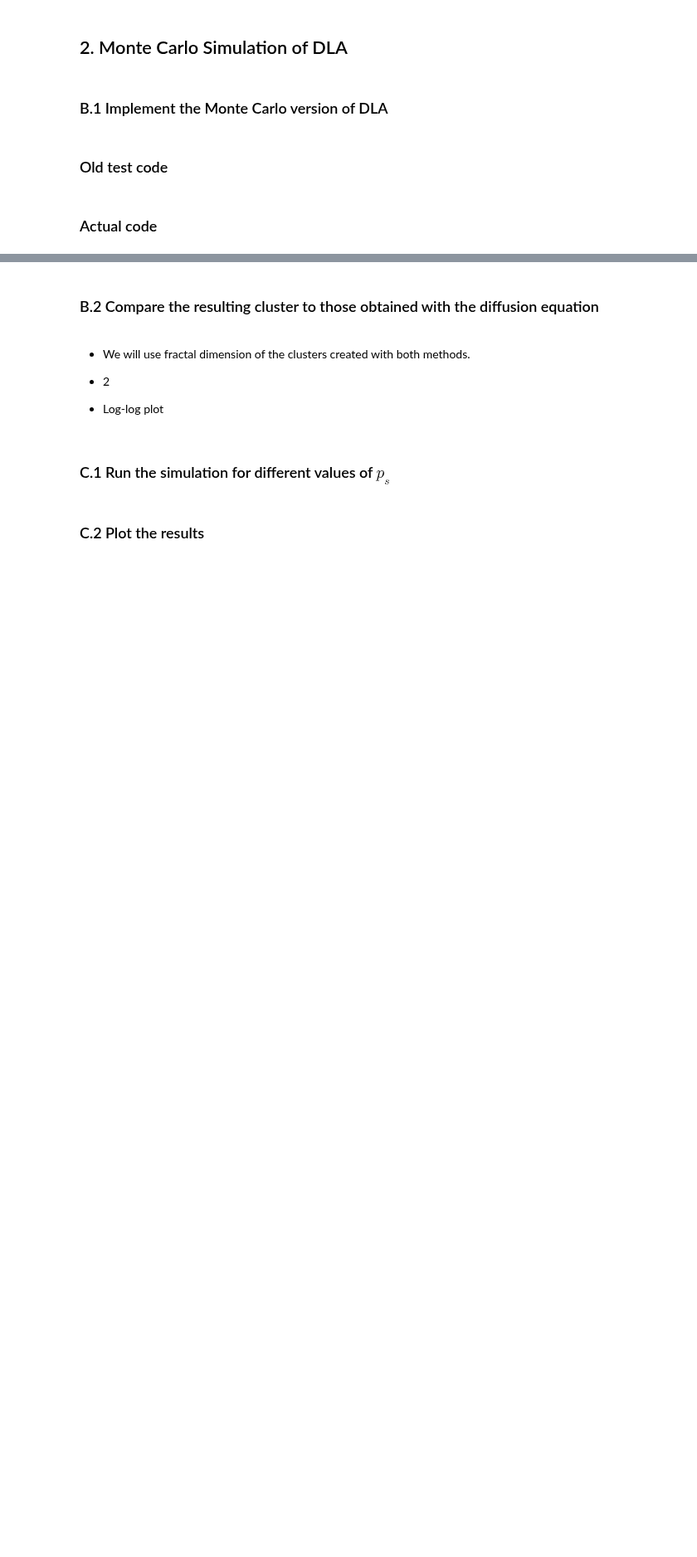
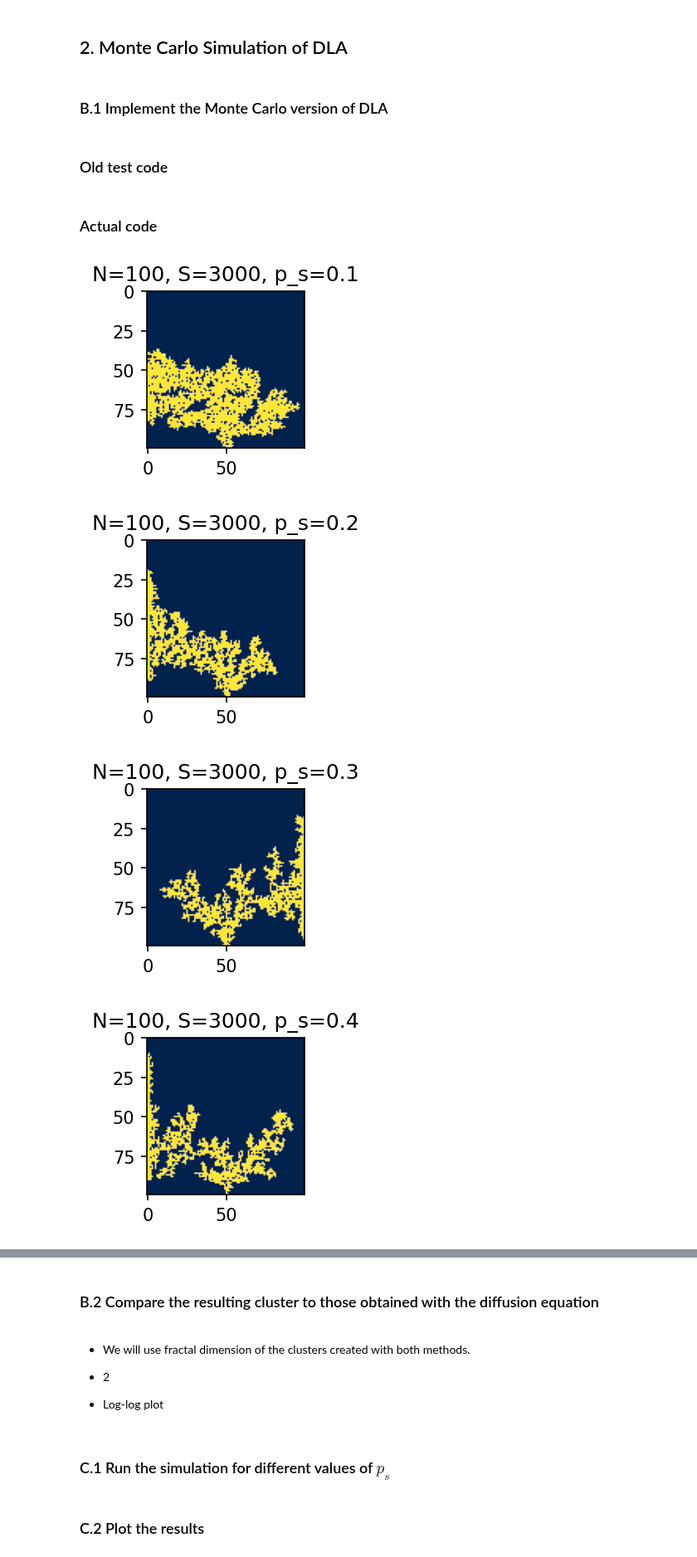
Before and after one commit to NitaiNijholt/ScientificComputing, a Jupyter notebook: assignment2_Pablo.ipynb, the cells around one changed output, grey strips where cells are left out. Shown at 83% size. Drawn from its saved outputs; the diff is of its cells as text; code cells hidden in the pictures; blank space fills up the shorter version.

```diff
--- a/assignment2_Pablo.ipynb
+++ b/assignment2_Pablo.ipynb
@@ -597,3 +601,32 @@ from tqdm import tqdm
 for step in tqdm(range(STEPS-1)):
     cluster,full = update_RW(cluster,N,STICKING_PROBABILITY)
     total_clusters_RW[:,:,step+1] = cluster
+# %%
+# Many sims, one for each psticking
+N = 100
+STEPS = int((0.30)*(N**2)) # 30% of the entire space
+
+# p values
+for p in np.linspace(0.1,1,10):
+
+    STICKING_PROBABILITY = p
+    cluster = np.zeros((N,N))
+    cluster[N-1,int(N/2)] = 1
+
+    total_clusters_RW = np.zeros((N,N,STEPS))
+    #total_clusters_RW[:,:,0] = cluster
+
+    for step in tqdm(range(STEPS-1)):
+        cluster,full = update_RW(cluster,N,STICKING_PROBABILITY)
+        #total_clusters_RW[:,:,step+1] = cluster
+
+    plt.figure(figsize=(2,2),dpi=150)
+    plt.imshow(cluster,cmap="cividis")
+    plt.title(f"N={N}, S={STEPS}, p_s={round(STICKING_PROBABILITY,2)}")
+    plt.tight_layout()
+    plt.show()
+# %% [output]
+[figure, added]
+[figure, added]
+[figure, added]
+[figure, added]
```
Also changed, not shown: parts of 7 cells of this notebook.
